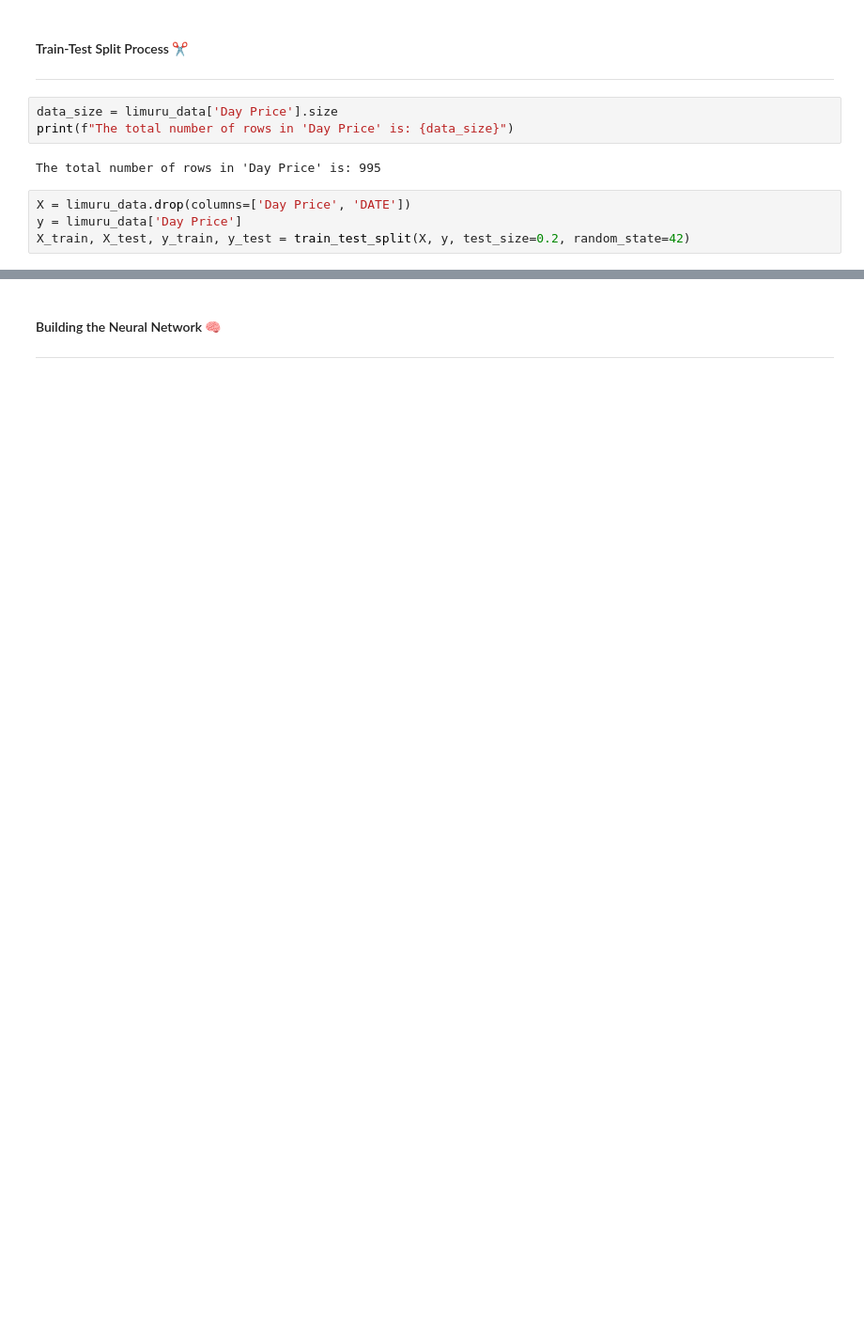
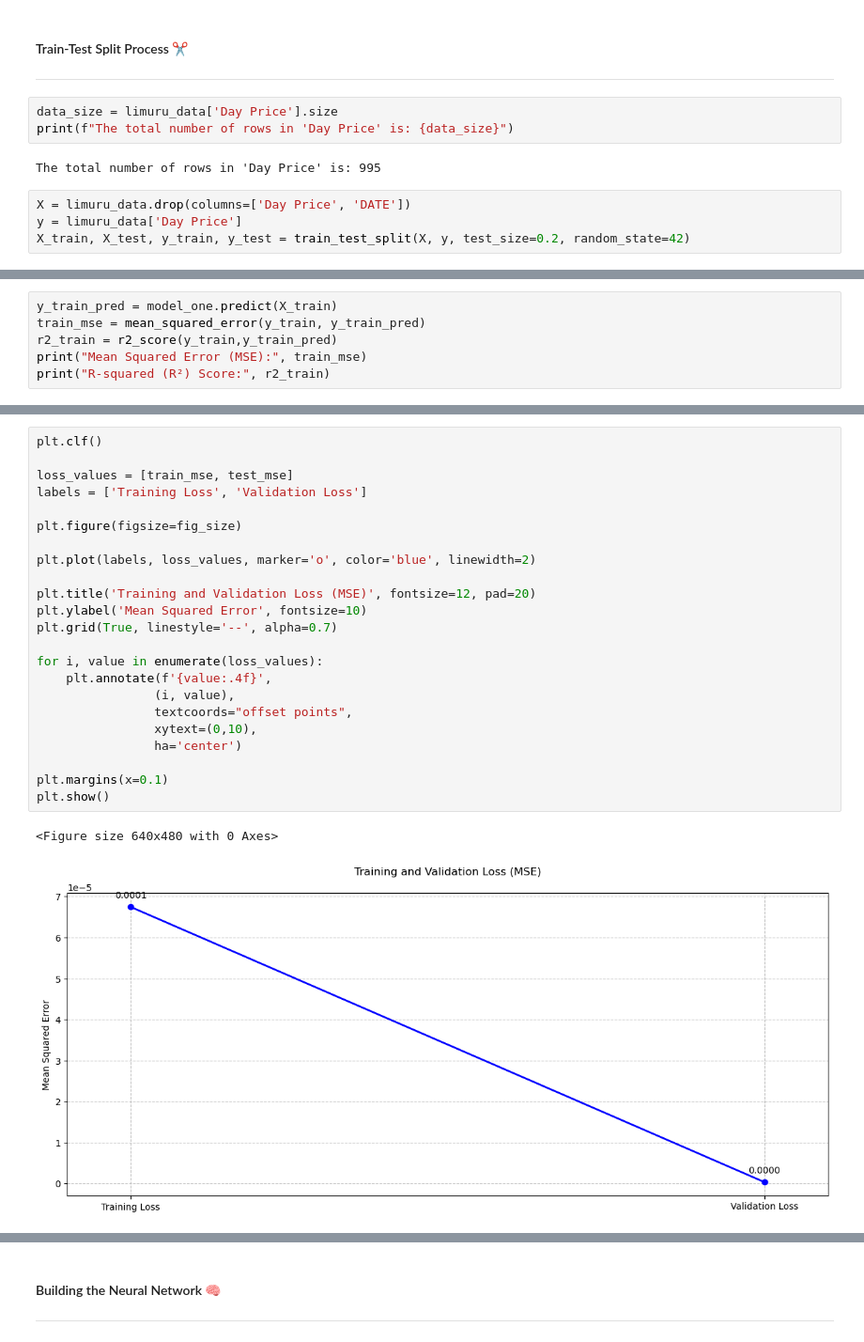
Before and after one commit to cmm25/MachineLearning, a Jupyter notebook: Knowledge_based_systems/Regression/regression.ipynb, the cells around one changed output, grey strips where cells are left out. Shown at 94% size. Drawn from its saved outputs; the diff is of its cells as text; blank space fills up the shorter version.

```diff
--- a/Knowledge_based_systems/Regression/regression.ipynb
+++ b/Knowledge_based_systems/Regression/regression.ipynb
@@ -547,0 +557,6 @@ Testing data (X_test) shape: (199, 9)
+# %%
+y_train_pred = model_one.predict(X_train)
+train_mse = mean_squared_error(y_train, y_train_pred)
+r2_train = r2_score(y_train,y_train_pred)
+print("Mean Squared Error (MSE):", train_mse)
+print("R-squared (R²) Score:", r2_train)
@@ -547,0 +595,26 @@ Testing data (X_test) shape: (199, 9)
+# %%
+plt.clf()
+
+loss_values = [train_mse, test_mse]
+labels = ['Training Loss', 'Validation Loss']
+
+plt.figure(figsize=fig_size)
+
+plt.plot(labels, loss_values, marker='o', color='blue', linewidth=2)
+
+plt.title('Training and Validation Loss (MSE)', fontsize=12, pad=20)
+plt.ylabel('Mean Squared Error', fontsize=10)
+plt.grid(True, linestyle='--', alpha=0.7)
+
+for i, value in enumerate(loss_values):
+    plt.annotate(f'{value:.4f}',
+                (i, value),
+                textcoords="offset points",
+                xytext=(0,10),
+                ha='center')
+
+plt.margins(x=0.1)
+plt.show()
+# %% [output]
+<Figure size 640x480 with 0 Axes>
+[figure, added]
```
Also changed, not shown: parts of 23 cells of this notebook.
